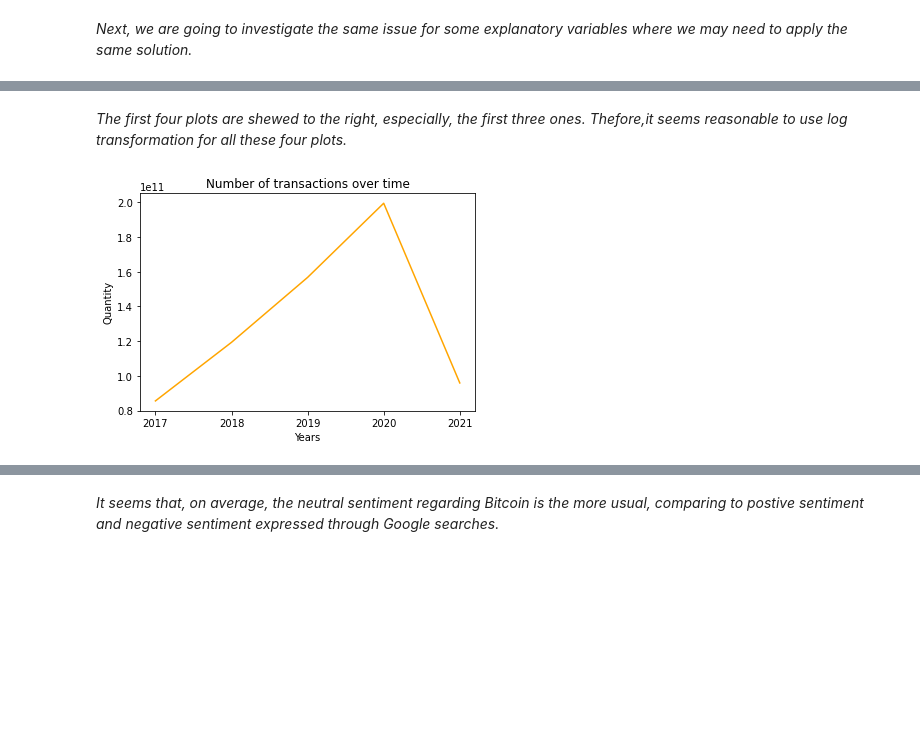
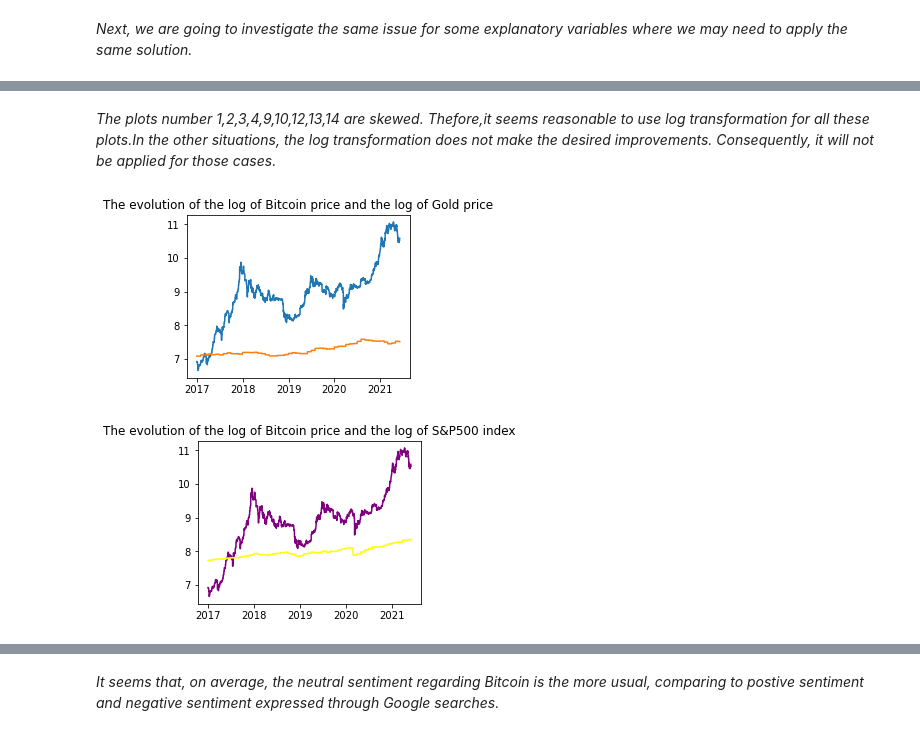
Before and after one commit to s-asrmorais/MSc_thesis_code_DataScience, a Jupyter notebook: code.ipynb, the cells around one changed output, grey strips where cells are left out. Drawn from its saved outputs; the diff is of its cells as text; code cells hidden in the pictures; blank space fills up the shorter version.

```diff
--- a/code.ipynb
+++ b/code.ipynb
@@ -671,29 +717,53 @@ Text(0.5, 1.0, '6')
 # %% [markdown]
-*The first four plots are shewed to the right, especially, the first three ones. Thefore,it seems reasonable to use log transformation for all these four plots.*
+*The plots number 1,2,3,4,9,10,12,13,14 are skewed. Thefore,it seems reasonable to use log transformation for all these plots.In the other situations, the log transformation does not make the desired improvements. Consequently, it will not be applied for those cases.*
 # %%
 # Log transformation
 model['trade-volume']=np.log(model['trade-volume'])
 model['avg-confirmation-time']=np.log(model['avg-confirmation-time'])
+model['difficulty']=np.log(model['difficulty'])
+model['hash-rate']=np.log(model['hash-rate'])
+model['Total-circulating-BTC']=np.log(model['Total-circulating-BTC'])
+model['n-unique-addresses']=np.log(model['n-unique-addresses'])
 model['output-volume']=np.log(model['output-volume'])
+model['Gold']=np.log(model['Gold'])
 model['SP500']=np.log(model['SP500'])
 
 # Rename the variables
 model = model.rename(columns={'trade-volume': 'lg_trade-volume'})
 model = model.rename(columns={'avg-confirmation-time': 'lg_avg-confirmation-time'})
+model = model.rename(columns={'difficulty': 'lg_difficulty'})
+model = model.rename(columns={'hash-rate': 'lg_hash-rate'})
+model = model.rename(columns={'Total-circulating-BTC': 'lg_circulatingBTC'})
+model = model.rename(columns={'n-unique-adresses': 'lg_n-unique-adresses'})
+model = model.rename(columns={'trade-volume': 'lg_trade-volume'})
 model = model.rename(columns={'output-volume': 'lg_output-volume'})
+model = model.rename(columns={'Gold': 'lg_Gold'})
 model = model.rename(columns={'SP500': 'lg_SP500'})
 # %%
 # Export the dataset to Excelthat will be used to modelling
 model.to_excel('C:/Users/sofia/OneDrive/Desktop/CLSBE/2nd year/Tese/data/model/model.xlsx')
-# %%
-# PLot number of transactions of BTC over time
-year_df=final.groupby(final.index.year)['n-transactions-total'].sum()
-new_list = range(math.floor(min(year_df.index)), math.ceil(max(year_df.index))+1)
-plt.xticks(new_list)
-plt.plot(year_df.index,year_df, color='orange')
-plt.title('Number of transactions over time')
-plt.ylabel('Quantity')
-plt.xlabel('Years')
-plt.show()
-# %% [output]
-[figure, removed]
+# %%
+# Plotting the the log of Bitcoin price vs the log of Gold price between 2017 and 2021
+date = model['lg_price'].index
+value = model['lg_price']
+value1 = model['lg_Gold']
+value2 = model['lg_SP500']
+fig, ax = plt.subplots(figsize=(4, 3))
+year_locator = mdates.YearLocator()
+ax.xaxis.set_major_locator(year_locator) # Locator for major axis only.
+ax.plot(date, value,value1);
+plt.title('The evolution of the log of Bitcoin price and the log of Gold price')
+plt.savefig('C:/Users/sofia/OneDrive/Desktop/CLSBE/2nd year/Tese/Figuras/BTCvsGold.jpg') # save this figure to use in the thesis
+
+# Plotting the log of Bitcoin price vs the log of SP500 price between 2017 and 2021
+fig, ax = plt.subplots(figsize=(4, 3))
+year_locator = mdates.YearLocator()
+ax.xaxis.set_major_locator(year_locator) # Locator for major axis only.
+ax.plot(date, value,color='purple')
+ax.plot(date, value2,color='yellow')
+plt.title('The evolution of the log of Bitcoin price and the log of S&P500 index')
+plt.savefig('C:/Users/sofia/OneDrive/Desktop/CLSBE/2nd year/Tese/Figuras/BTCvsSP500.jpg') # save this figure to use in the thesis
+plt.show() # Plot the graph so we can see the results
+# %% [output]
+[figure, added]
+[figure, added]
```
Also changed, not shown: parts of 16 cells of this notebook.
